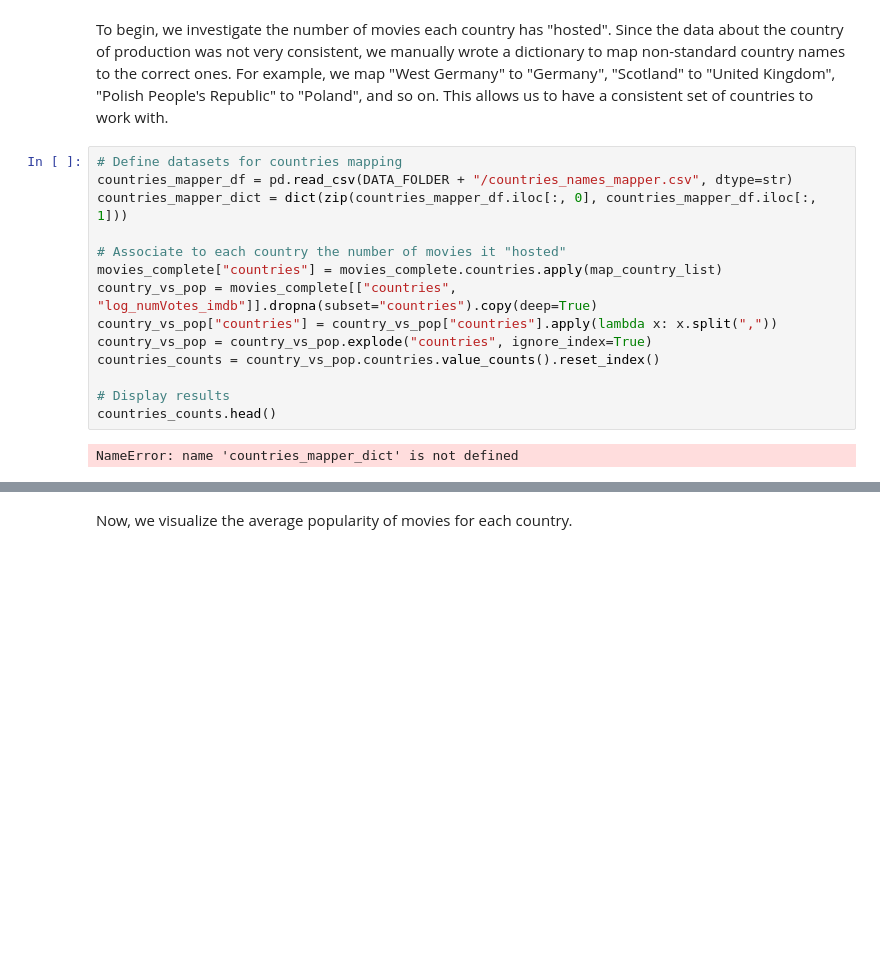
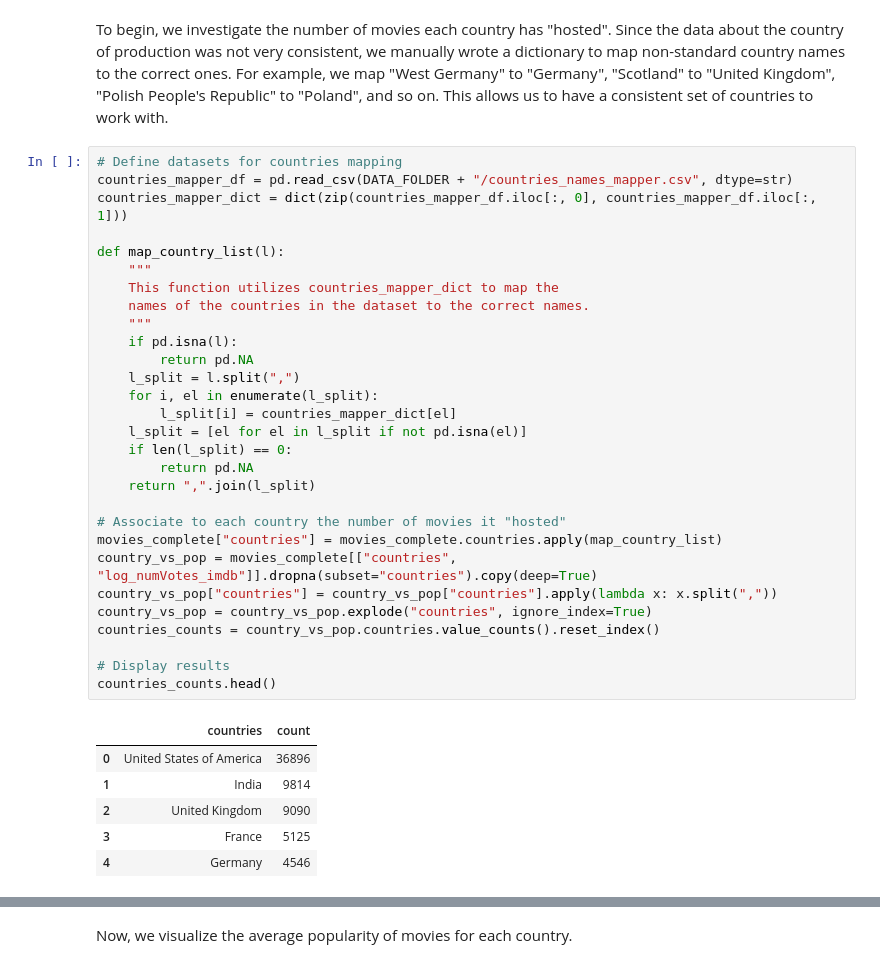
Before and after one commit to epfl-ada/ada-2024-project-theblockbusters, a Jupyter notebook: results.ipynb, the cells around one changed output, grey strips where cells are left out. Cells and saved outputs as stored; diff of their text form; blank space fills up the shorter version.

```diff
--- a/results.ipynb
+++ b/results.ipynb
@@ -515,19 +516,39 @@ To begin, we investigate the number of movies each country has "hosted". Since t
 # %%
 # Define datasets for countries mapping
 countries_mapper_df = pd.read_csv(DATA_FOLDER + "/countries_names_mapper.csv", dtype=str)
 countries_mapper_dict = dict(zip(countries_mapper_df.iloc[:, 0], countries_mapper_df.iloc[:, 1]))
+
+def map_country_list(l):
+    """
+    This function utilizes countries_mapper_dict to map the
+    names of the countries in the dataset to the correct names.
+    """
+    if pd.isna(l):
+        return pd.NA
+    l_split = l.split(",")
+    for i, el in enumerate(l_split):
+        l_split[i] = countries_mapper_dict[el]
+    l_split = [el for el in l_split if not pd.isna(el)]
+    if len(l_split) == 0:
+        return pd.NA
+    return ",".join(l_split)
 
 # Associate to each country the number of movies it "hosted"
 movies_complete["countries"] = movies_complete.countries.apply(map_country_list)
 country_vs_pop = movies_complete[["countries", "log_numVotes_imdb"]].dropna(subset="countries").copy(deep=True)
 country_vs_pop["countries"] = country_vs_pop["countries"].apply(lambda x: x.split(","))
 country_vs_pop = country_vs_pop.explode("countries", ignore_index=True)
 countries_counts = country_vs_pop.countries.value_counts().reset_index()
 
 # Display results
 countries_counts.head()
 # %% [output]
-NameError: name 'countries_mapper_dict' is not defined
+|  | countries | count |
+| 0 | United States of America | 36896 |
+| 1 | India | 9814 |
+| 2 | United Kingdom | 9090 |
+| 3 | France | 5125 |
+| 4 | Germany | 4546 |
 # %%
 # Plot map with the number of movies per country
 
```
Also changed, not shown: parts of 38 cells of this notebook, 2 other files.
